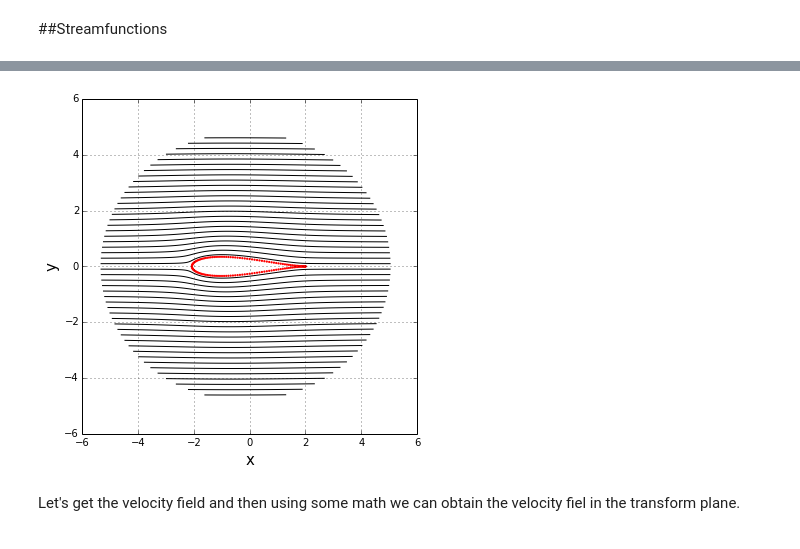
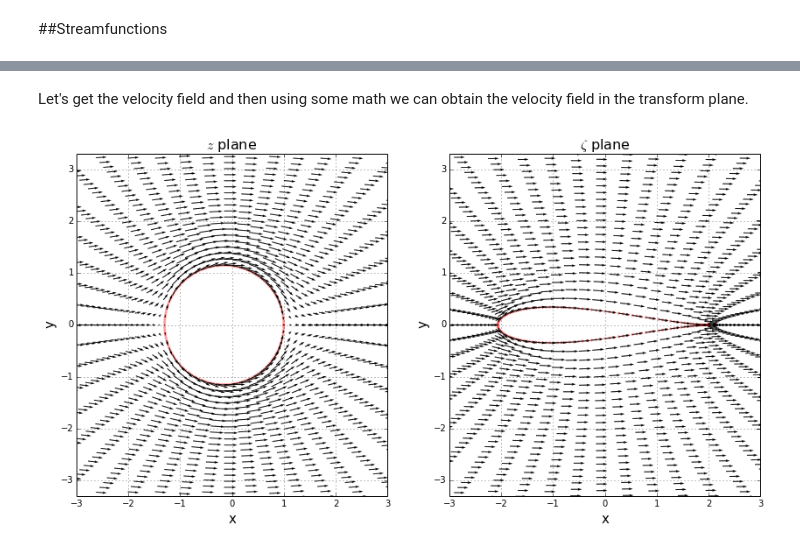
Before and after one commit to engamohd/AeroPython, a Jupyter notebook: my_codes/JT_cylindrical_mesh.ipynb, the cells around one changed output, grey strips where cells are left out. Cells and saved outputs as stored; diff of their text form; code cells hidden in the pictures.

```diff
--- a/my_codes/JT_cylindrical_mesh.ipynb
+++ b/my_codes/JT_cylindrical_mesh.ipynb
@@ -136,24 +158,2 @@ pyplot.scatter(x_circle,y_circle,s=2, color='r', marker='o', linewidth=0)
-# %%
-#Now plotting the potential lines using contour()
-pyplot.figure(figsize=(6,6))      #set plot size
-pyplot.axis('equal')
-pyplot.grid(True)                  #plot the grid
-pyplot.xlim(-6, 6)        #set x-lim
-pyplot.ylim(-6, 6)        #set y-lim
-
-pyplot.xlabel('x', fontsize=15)    #set x-label
-pyplot.ylabel('y', fontsize=15)    #set y-label
-
-levels = numpy.linspace(numpy.min(psi), numpy.max(psi), 50)
-
-#pyplot.contour(X_z, Y_z, psi, levels)
-pyplot.contour(X_z, Y_z, psi, levels, colors='k', linewidths=1, linestyles='solid')
-pyplot.scatter(x_airfoil,y_airfoil,s=5, color='r', marker='o', linewidth=0)
-#pyplot.contour(X_z, Y_z, psi,levels=[0], colors='r', linewidths=2, linestyles='solid');
-
-#cb=pyplot.colorbar(shrink=0.8)
-#cb.set_ticks(numpy.linspace(numpy.min(psi), numpy.max(psi), 15));
-# %% [output]
-[figure, removed]
 # %% [markdown]
-Let's get the velocity field and then using some math we can obtain the velocity fiel in the transform plane.
+Let's get the velocity field and then using some math we can obtain the velocity field in the transform plane.
@@ -159,0 +180,46 @@ Let's get the velocity field and then using some math we can obtain the velocity
+# %%
+kappa = R_o**2*2*numpy.pi*U_inf     # strength of the doublet
+x_doublet, y_doublet = x_c, y_c    # location of the doublet
+u_d, v_d = get_velocity_doublet(kappa, x_doublet, y_doublet, X, Y)
+# %%
+U = u_d + u_freestream
+V = v_d + v_freestream
+# %%
+#Let's get the velocity in the zeta plane
+
+W_z = U - 1j*V
+
+dzeta_dz = 1. - (c/Z)**2
+W_zeta =   W_z / dzeta_dz
+
+U_zeta = W_zeta.real
+V_zeta = -W_zeta.imag
+# %%
+step=3
+pyplot.figure(figsize=(14,7))      #set plot size
+
+pyplot.subplot(1,2,1)
+pyplot.axis('equal')
+pyplot.grid(True)                  #plot the grid
+pyplot.xlim(-3.0, 3.0)       #set x-lim
+pyplot.ylim(-3.0, 3.0)          #set y-lim$
+pyplot.title('$z$ plane', fontsize=16)
+pyplot.xlabel('x', fontsize=15)    #set x-label
+pyplot.ylabel('y', fontsize=15)    #set y-label
+
+pyplot.scatter(x_circle,y_circle,s=10, color='r', marker='o', linewidth=0, alpha=0.4)
+pyplot.quiver(X[::step,::step], Y[::step,::step], U[::step,::step], V[::step,::step], linewidth=0.1, color = 'k', scale = 30)
+
+pyplot.subplot(1,2,2)
+pyplot.axis('equal')
+pyplot.grid(True)                  #plot the grid
+pyplot.xlim(-3.0, 3.0)       #set x-lim
+pyplot.ylim(-3.0, 3.0)          #set y-lim$
+pyplot.title('$\zeta$ plane', fontsize=16)
+pyplot.xlabel('x', fontsize=15)    #set x-label
+pyplot.ylabel('y', fontsize=15)    #set y-label
+
+pyplot.scatter(x_airfoil,y_airfoil,s=10, color='r', marker='o', linewidth=0, alpha=0.4)
+pyplot.quiver(X_zeta[::step,::step], Y_zeta[::step,::step], U_zeta[::step,::step], V_zeta[::step,::step], linewidth=0.15, color = 'k', scale = 30);
+# %% [output]
+[figure, added]
```
Also changed, not shown: parts of 12 cells of this notebook.
